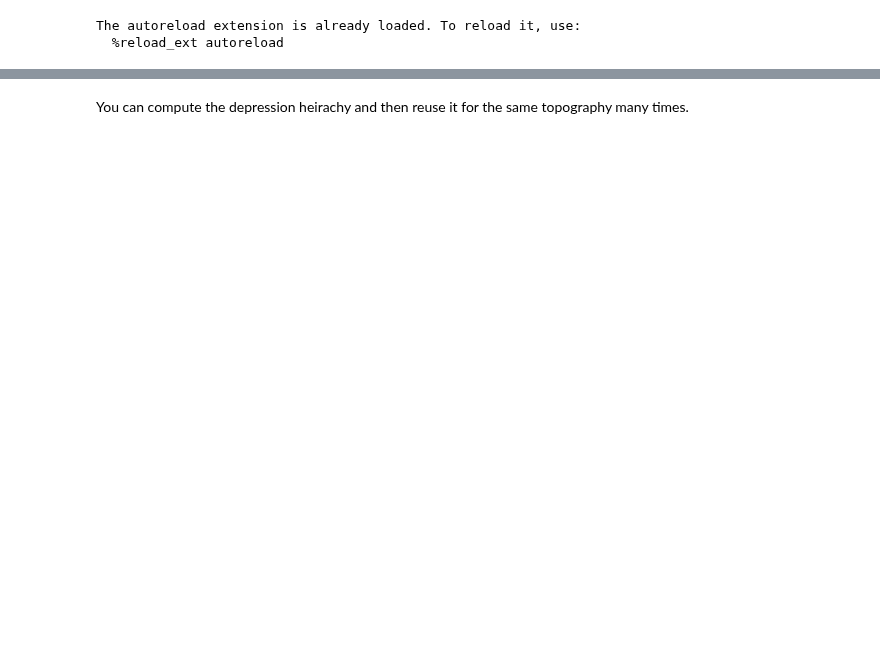
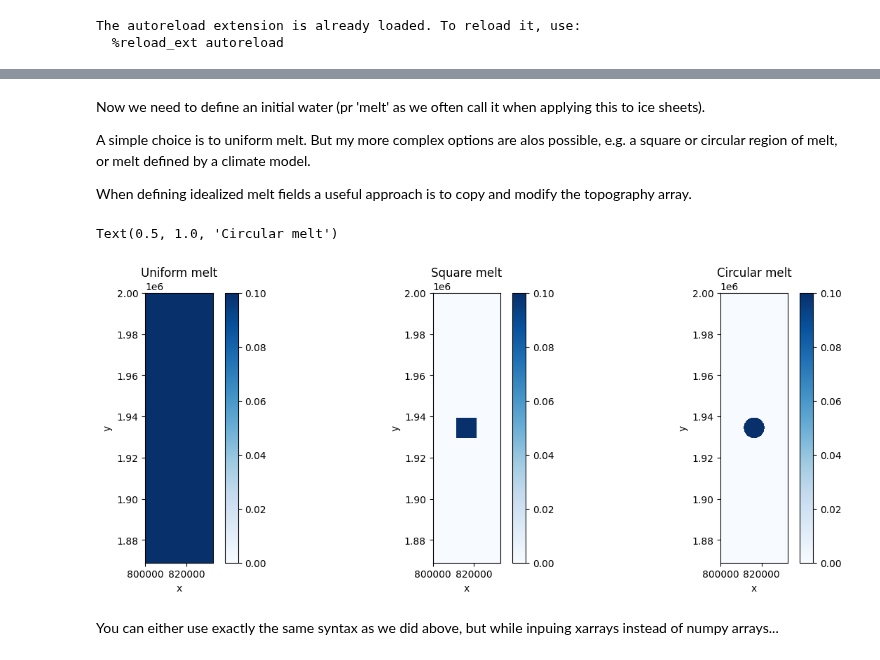
Before and after one commit to jkingslake/fillspillmerge, a Jupyter notebook: examples/example.ipynb, the cells around one changed output, grey strips where cells are left out. Saved outputs shown, nothing was run; the diff lists cells and outputs as text; code cells hidden in the pictures; blank space fills up the shorter version.

```diff
--- a/examples/example.ipynb
+++ b/examples/example.ipynb
@@ -97,2 +153,40 @@ Attributes:
+# %% [markdown]
+Now we need to define an initial water (pr 'melt' as we often call it when applying this to ice sheets).
+
+A simple choice is to uniform melt. But my more complex options are alos possible, e.g. a square or circular region of melt, or melt defined by a climate model.
+
+When defining idealized melt fields a useful approach is to copy and modify the topography array.
+# %%
+import xarray as xr
+
+center_x = topography.x.mean().values
+center_y = topography.y.mean().values
+
+region_size = 5000
+square_mask = ((np.abs(topography.x - center_x) < region_size) & (np.abs(topography.y - center_y) < region_size)).transpose(*topography.dims)
+circular_mask = (np.abs(topography.x - center_x)**2 + (np.abs(topography.y - center_y)**2) < region_size**2).transpose(*topography.dims)
+
+uniform_melt = topography * 0 + 0.1
+square_melt = xr.where(square_mask, 0.1, 0.0)
+circular_melt = xr.where(circular_mask, 0.1, 0.0)
+
+fig, axes = plt.subplots(1, 3, figsize=(15, 5))
+axes[0].set_title("Uniform melt")
+uniform_melt.plot(ax=axes[0], cmap="Blues", vmin=0, vmax=0.1)
+axes[0].set_aspect('equal')
+axes[0].set_title("Uniform melt")
+
+axes[1].set_title("Square melt")
+square_melt.plot(ax=axes[1], cmap="Blues", vmin=0, vmax=0.1)
+axes[1].set_aspect('equal')
+axes[1].set_title("Square melt")
+
+axes[2].set_title("Circular melt")
+circular_melt.plot(ax=axes[2], cmap="Blues", vmin=0, vmax=0.1)
+axes[2].set_aspect('equal')
+axes[2].set_title("Circular melt")
+# %% [output]
+Text(0.5, 1.0, 'Circular melt')
+[figure, added]
 # %% [markdown]
-You can compute the depression heirachy and then reuse it for the same topography many times.
+You can either use exactly the same syntax as we did above, but while inpuing xarrays instead of numpy arrays...
```
Also changed, not shown: parts of 47 cells of this notebook, 14 other files.
